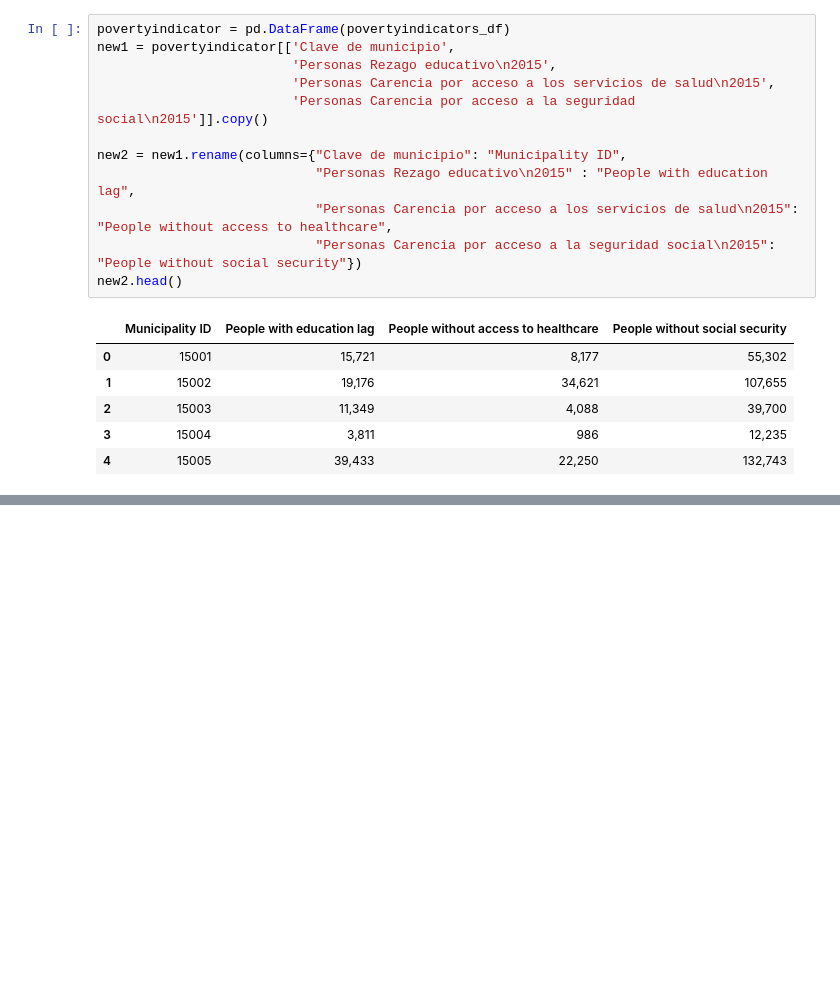
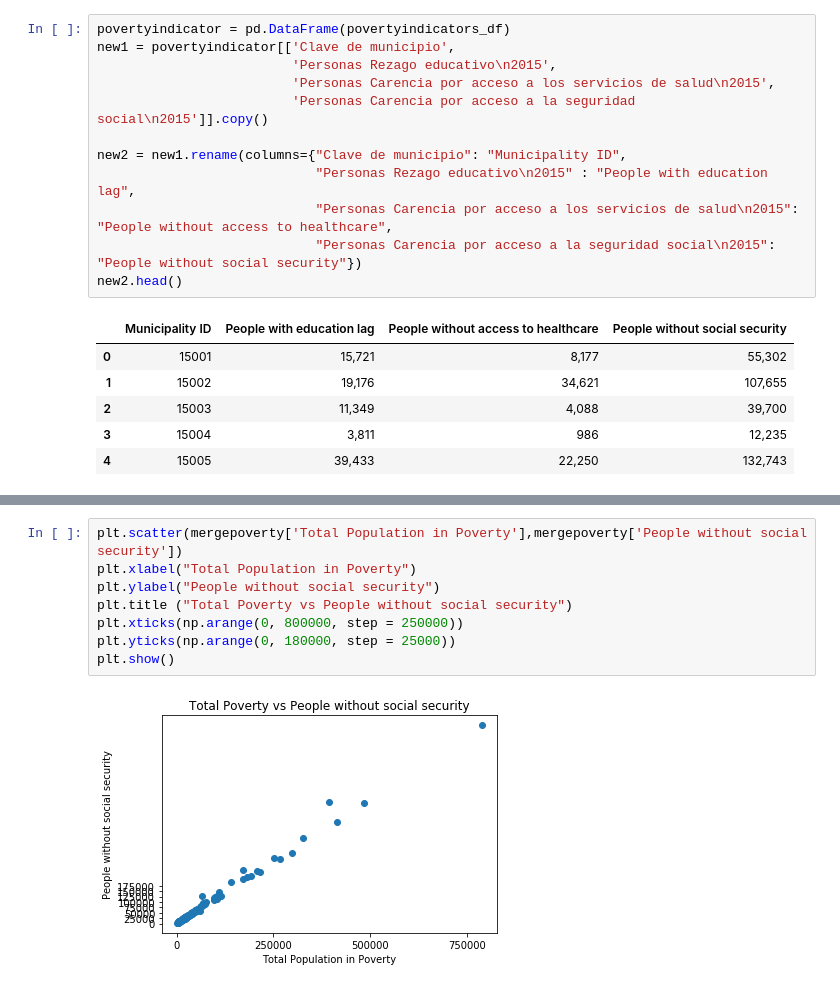
Before and after one commit to JCastilloD/Project-1-Bootcamp, a Jupyter notebook: Data_Retrieval/Municipio Data Extraction.ipynb, the cells around one changed output, grey strips where cells are left out. Saved outputs shown, nothing was run; the diff lists cells and outputs as text; blank space fills up the shorter version.

```diff
--- a/Data_Retrieval/Municipio Data Extraction.ipynb
+++ b/Data_Retrieval/Municipio Data Extraction.ipynb
@@ -99,0 +155,10 @@ mergepoverty.head()
+# %%
+plt.scatter(mergepoverty['Total Population in Poverty'],mergepoverty['People without social security'])
+plt.xlabel("Total Population in Poverty")
+plt.ylabel("People without social security")
+plt.title ("Total Poverty vs People without social security")
+plt.xticks(np.arange(0, 800000, step = 250000))
+plt.yticks(np.arange(0, 180000, step = 25000))
+plt.show()
+# %% [output]
+[figure, added]
```
Also changed, not shown: parts of 8 cells of this notebook.
